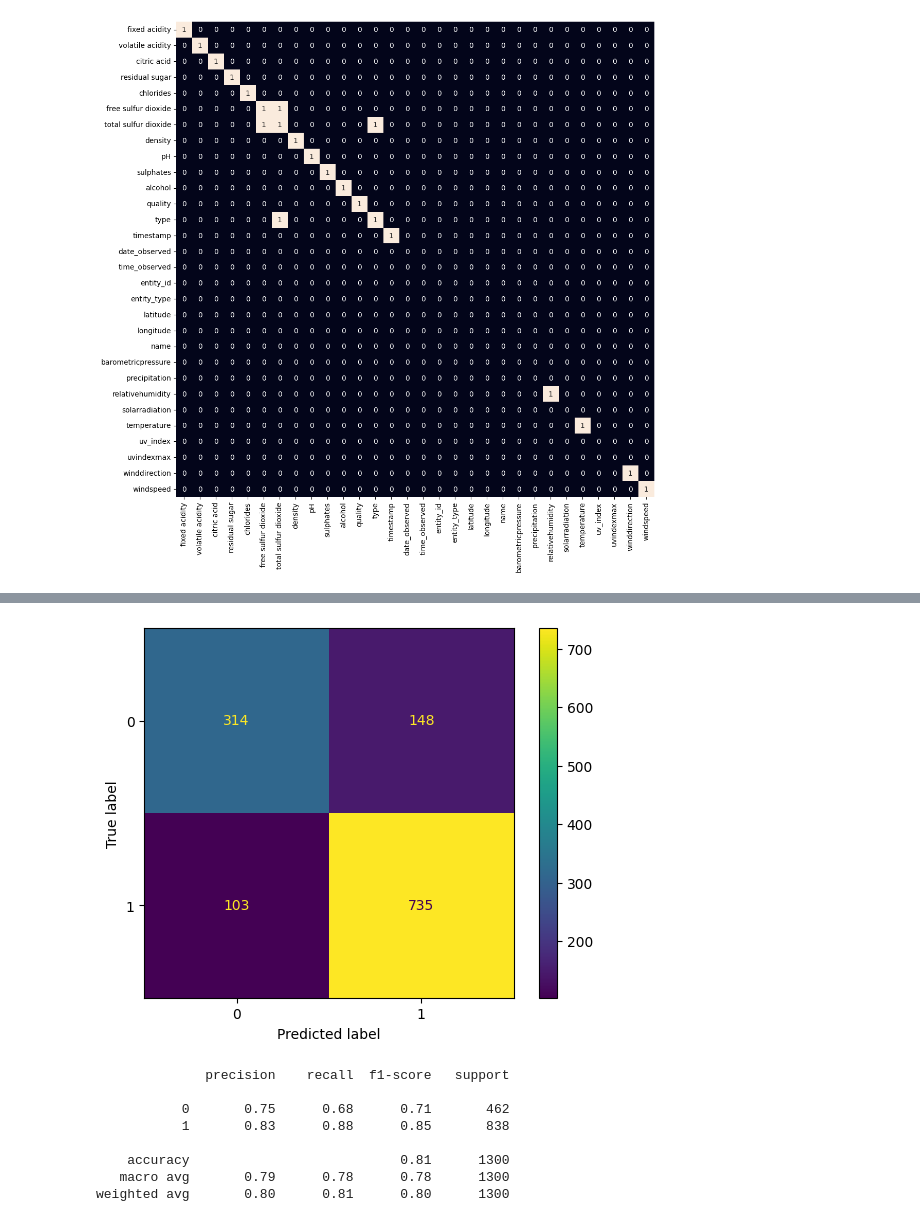
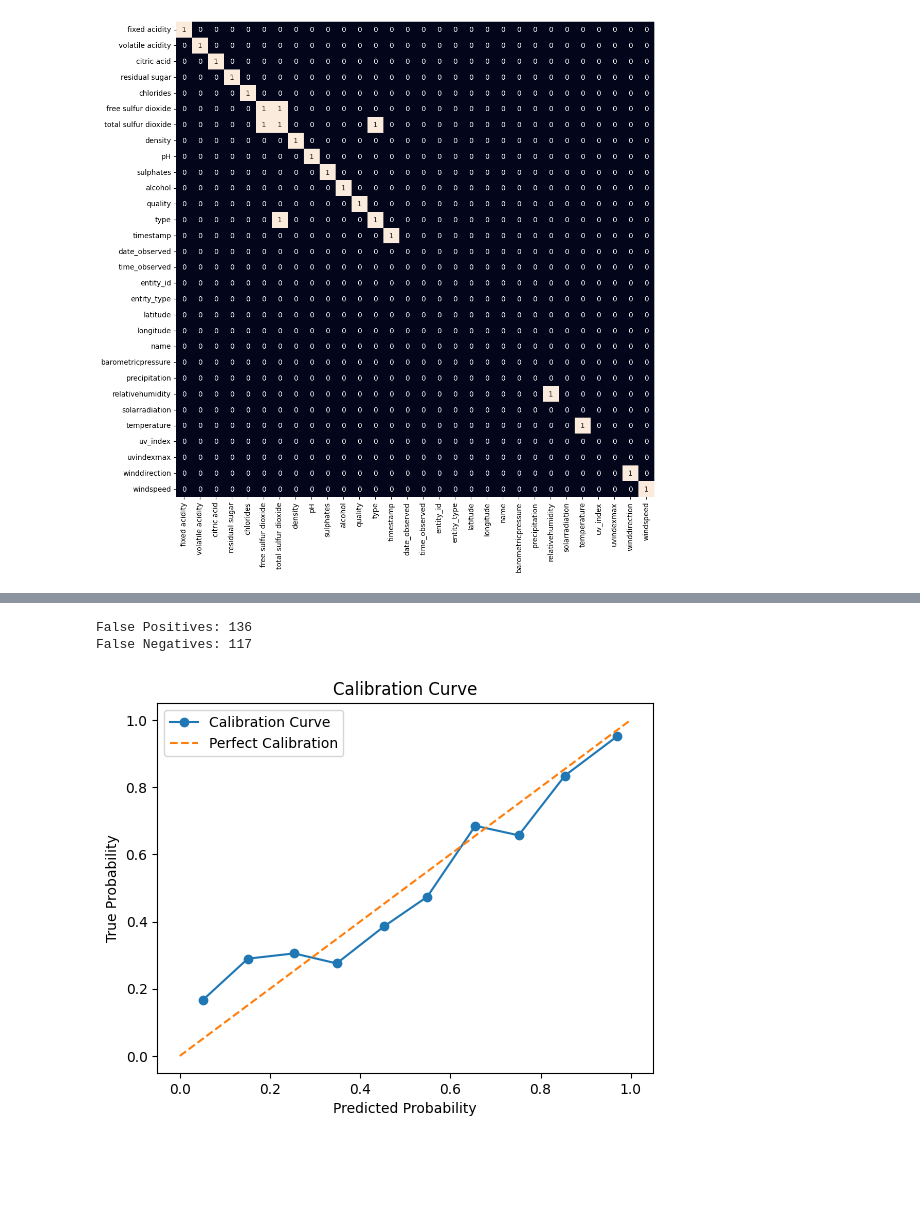
Before and after one commit to RPeleja/WorkML, a Jupyter notebook: ProjetoML_Wine.ipynb, the cells around one changed output, grey strips where cells are left out. Drawn from its saved outputs; the diff is of its cells as text; code cells hidden in the pictures; blank space fills up the shorter version.

```diff
--- a/ProjetoML_Wine.ipynb
+++ b/ProjetoML_Wine.ipynb
@@ -272,21 +350,0 @@ weighted avg       0.77      0.77      0.77      1300
-# %%
-# Confusion Matrix for the best model (e.g., XGBClassifier)
-best_model = models[1]  # Choose based on evaluation results
-cm = confusion_matrix(ytest, best_model.predict(xtest))
-disp = ConfusionMatrixDisplay(confusion_matrix=cm, display_labels=best_model.classes_)
-disp.plot()
-plt.show()
-# %% [output]
-[figure, removed]
-# %%
-print(metrics.classification_report(ytest,
-models[1].predict(xtest)))
-# %% [output]
-              precision    recall  f1-score   support
-
-           0       0.75      0.68      0.71       462
-           1       0.83      0.88      0.85       838
-
-    accuracy                           0.81      1300
-   macro avg       0.79      0.78      0.78      1300
-weighted avg       0.80      0.81      0.80      1300
@@ -415,0 +351,39 @@ weighted avg       0.80      0.81      0.80      1300
+# %%
+# Error Analysis for the best model (e.g., XGBClassifier)
+best_model = models[1]  # Assuming XGBClassifier is best
+
+# Identify false positives and false negatives
+predictions = best_model.predict(xtest)
+false_positives = (predictions == 1) & (ytest == 0)
+false_negatives = (predictions == 0) & (ytest == 1)
+
+print(f'False Positives: {np.sum(false_positives)}')
+print(f'False Negatives: {np.sum(false_negatives)}')
+# %% [output]
+False Positives: 136
+False Negatives: 117
+# %%
+# Analyze feature distribution for errors
+xtest_df = pd.DataFrame(xtest, columns=features.columns)
+
+# # Plot distribution of key features for false positives vs true negatives
+# for col in features.columns[:20]:  # Limiting to first 5 features for brevity
+#     plt.figure(figsize=(8, 4))
+#     sns.kdeplot(xtest_df.loc[false_positives, col], label='False Positives', color='red')
+#     sns.kdeplot(xtest_df.loc[~false_positives, col], label='True Negatives', color='green')
+#     plt.title(f'Distribution of {col} (False Positives vs True Negatives)')
+#     plt.legend()
+#     plt.show()
+
+# Calibration Plot (Optional for probabilistic models)
+if hasattr(best_model, 'predict_proba'):
+    prob_true, prob_pred = calibration_curve(ytest, best_model.predict_proba(xtest)[:, 1], n_bins=10)
+    plt.plot(prob_pred, prob_true, marker='o', label='Calibration Curve')
+    plt.plot([0, 1], [0, 1], linestyle='--', label='Perfect Calibration')
+    plt.xlabel('Predicted Probability')
+    plt.ylabel('True Probability')
+    plt.title('Calibration Curve')
+    plt.legend()
+    plt.show()
+# %% [output]
+[figure, added]
```
Also changed, not shown: parts of 10 cells of this notebook.
